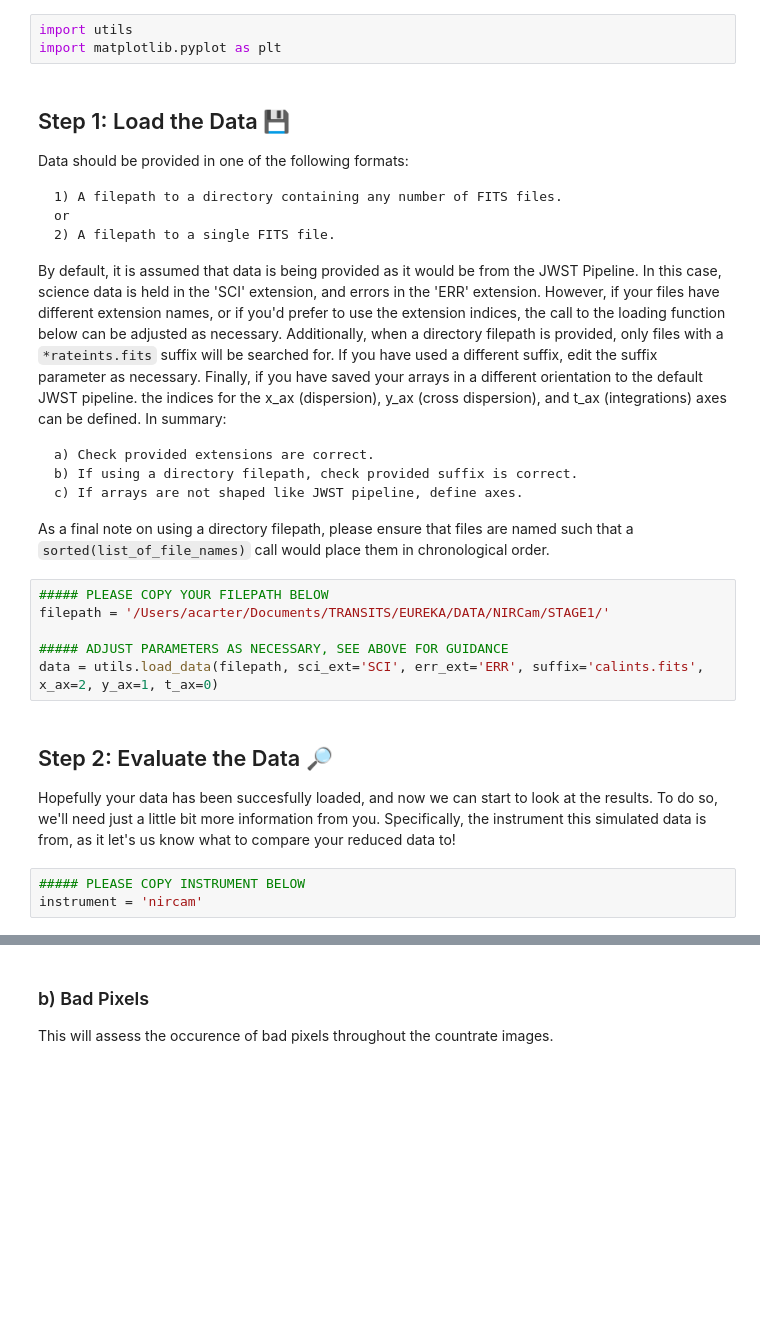
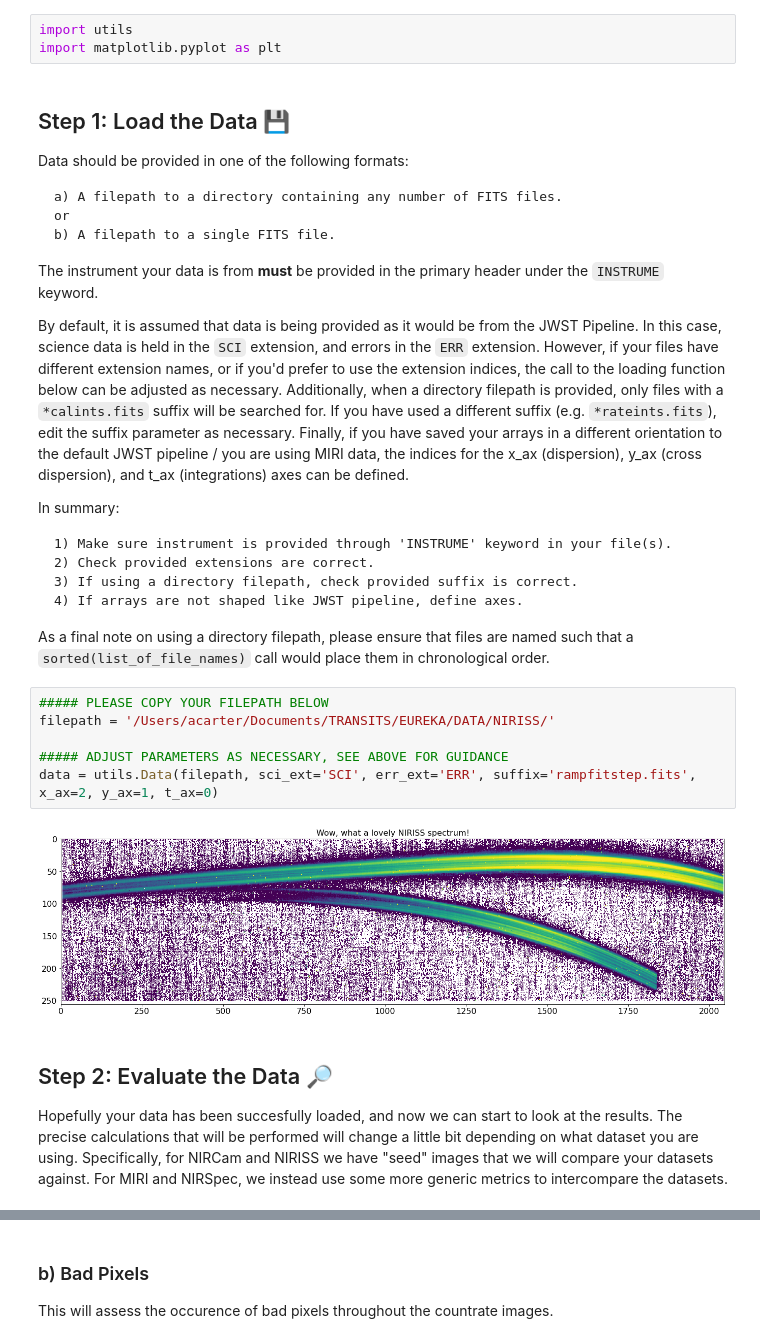
Before and after one commit to AarynnCarter/ersdc_countrate_checkpoint, a Jupyter notebook: stage1_evaluation.ipynb, the cells around one changed output, grey strips where cells are left out. Saved outputs shown, nothing was run; the diff lists cells and outputs as text; blank space fills up the shorter version.

Commit message:
Adding further functionality

````diff
--- a/stage1_evaluation.ipynb
+++ b/stage1_evaluation.ipynb
@@ -12,28 +14,32 @@ import matplotlib.pyplot as plt
 
 Data should be provided in one of the following formats:
 
-    1) A filepath to a directory containing any number of FITS files.
+    a) A filepath to a directory containing any number of FITS files.
     or
-    2) A filepath to a single FITS file.
+    b) A filepath to a single FITS file.
 
-By default, it is assumed that data is being provided as it would be from the JWST Pipeline. In this case, science data is held in the 'SCI' extension, and errors in the 'ERR' extension. However, if your files have different extension names, or if you'd prefer to use the extension indices, the call to the loading function below can be adjusted as necessary. Additionally, when a directory filepath is provided, only files with a ```*rateints.fits``` suffix will be searched for. If you have used a different suffix, edit the suffix parameter as necessary. Finally, if you have saved your arrays in a different orientation to the default JWST pipeline. the indices for the x_ax (dispersion), y_ax (cross dispersion), and t_ax (integrations) axes can be defined. In summary:
+The instrument your data is from **must** be provided in the primary header under the ```INSTRUME``` keyword.
 
-    a) Check provided extensions are correct.
-    b) If using a directory filepath, check provided suffix is correct.
-    c) If arrays are not shaped like JWST pipeline, define axes.
+By default, it is assumed that data is being provided as it would be from the JWST Pipeline. In this case, science data is held in the ```SCI``` extension, and errors in the ```ERR``` extension. However, if your files have different extension names, or if you'd prefer to use the extension indices, the call to the loading function below can be adjusted as necessary. Additionally, when a directory filepath is provided, only files with a ```*calints.fits``` suffix will be searched for. If you have used a different suffix (e.g. ```*rateints.fits```), edit the suffix parameter as necessary. Finally, if you have saved your arrays in a different orientation to the default JWST pipeline / you are using MIRI data, the indices for the x_ax (dispersion), y_ax (cross dispersion), and t_ax (integrations) axes can be defined.
+
+In summary:
+
+    1) Make sure instrument is provided through 'INSTRUME' keyword in your file(s).
+    2) Check provided extensions are correct.
+    3) If using a directory filepath, check provided suffix is correct.
+    4) If arrays are not shaped like JWST pipeline, define axes.
 
 As a final note on using a directory filepath, please ensure that files are named such that a ```sorted(list_of_file_names)``` call would place them in chronological order.
 # %%
 ##### PLEASE COPY YOUR FILEPATH BELOW
-filepath = '/Users/acarter/Documents/TRANSITS/EUREKA/DATA/NIRCam/STAGE1/'
+filepath = '/Users/acarter/Documents/TRANSITS/EUREKA/DATA/NIRISS/'
 
 ##### ADJUST PARAMETERS AS NECESSARY, SEE ABOVE FOR GUIDANCE
-data = utils.load_data(filepath, sci_ext='SCI', err_ext='ERR', suffix='calints.fits', x_ax=2, y_ax=1, t_ax=0)
+data = utils.Data(filepath, sci_ext='SCI', err_ext='ERR', suffix='rampfitstep.fits', x_ax=2, y_ax=1, t_ax=0)
+# %% [output]
+[figure, added]
 # %% [markdown]
 ## Step 2: Evaluate the Data 🔎
 
-Hopefully your data has been succesfully loaded, and now we can start to look at the results. To do so, we'll need just a little bit more information from you. Specifically, the instrument this simulated data is from, as it let's us know what to compare your reduced data to!
+Hopefully your data has been succesfully loaded, and now we can start to look at the results. The precise calculations that will be performed will change a little bit depending on what dataset you are using. Specifically, for NIRCam and NIRISS we have "seed" images that we will compare your datasets against. For MIRI and NIRSpec, we instead use some more generic metrics to intercompare the datasets.
-# %%
-##### PLEASE COPY INSTRUMENT BELOW
-instrument = 'nircam'
 # %% [markdown]
````
Also changed, not shown: parts of 6 cells of this notebook, 1 other file.
